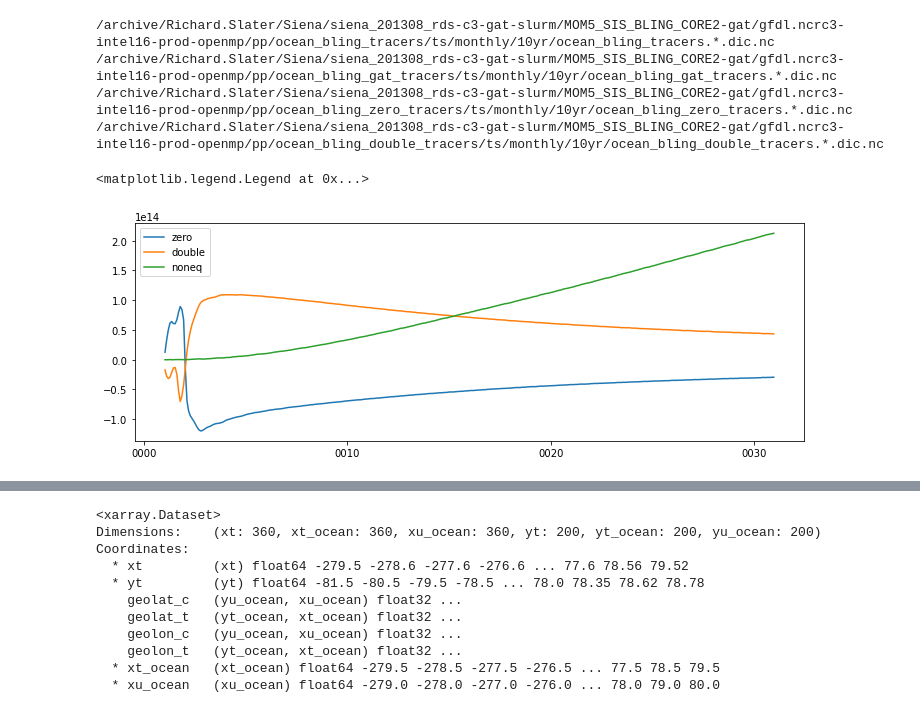
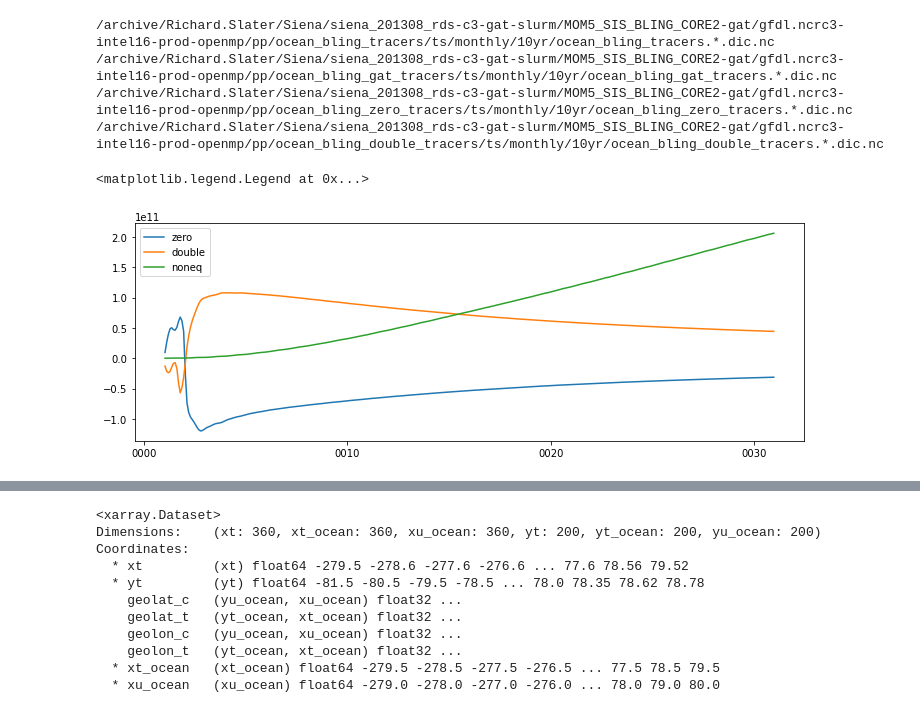
Before and after one commit to gmacgilchrist/esm2m, a Jupyter notebook: notebooks/bio-pump-timescales/dev_bio-pump-timescales.ipynb, the cells around one changed output, grey strips where cells are left out. Cells and saved outputs as stored; diff of their text form; code cells hidden in the pictures.

```diff
--- a/notebooks/dev_bio-pump-timescales.ipynb
+++ b/notebooks/bio-pump-timescales/dev_bio-pump-timescales.ipynb
@@ -130,7 +11,7 @@ def disp_variables():
 # %%
 variable = 'dic'
-dd = load_exps(variable=variable,verbose=True)
-# dd = calc_anom(dd)
+dd = cp.load_exps(variable=variable,verbose=True)
+dd = cp.calc_anom(dd)
 # %% [output]
 /archive/Richard.Slater/Siena/siena_201308_rds-c3-gat-slurm/MOM5_SIS_BLING_CORE2-gat/gfdl.ncrc3-intel16-prod-openmp/pp/ocean_bling_tracers/ts/monthly/10yr/ocean_bling_tracers.*.dic.nc
 /archive/Richard.Slater/Siena/siena_201308_rds-c3-gat-slurm/MOM5_SIS_BLING_CORE2-gat/gfdl.ncrc3-intel16-prod-openmp/pp/ocean_bling_gat_tracers/ts/monthly/10yr/ocean_bling_gat_tracers.*.dic.nc
@@ -138,18 +19,20 @@ dd = load_exps(variable=variable,verbose=True)
 /archive/Richard.Slater/Siena/siena_201308_rds-c3-gat-slurm/MOM5_SIS_BLING_CORE2-gat/gfdl.ncrc3-intel16-prod-openmp/pp/ocean_bling_double_tracers/ts/monthly/10yr/ocean_bling_double_tracers.*.dic.nc
 # %%
 exps = list(dd.keys())
-grid = load_grid()
-grid['dz'] = dd[exps[0]]['st_edges_ocean'].diff('st_edges_ocean').rename({'st_edges_ocean':'st_ocean'})
+grid = cp.load_grid()
+grid['dz'] = dd[exps[0]]['st_edges_ocean'].diff('st_edges_ocean'
+                                               ).rename({'st_edges_ocean':'st_ocean'}
+                                                       ).assign_coords({'st_ocean':dd[exps[0]]['st_ocean']})
 grid['volume_t'] = grid['area_t']*grid['dz']
 # %%
 fig,axarr = plt.subplots(figsize=(12,4))
 perturbations = ['zero','double','noneq']
-variable = 'dic_volume_integral'
+variable = 'dic'
 for p in perturbations:
-#     tmp = (dd[p][variable]*grid['volume_t']).sum(['xt_ocean','yt_ocean','st_ocean'])
-    tmp = dd[p][variable]
+    tmp = (dd[p][variable]*grid['volume_t']).sum(['xt_ocean','yt_ocean','st_ocean'])
+#     tmp = dd[p][variable]
     axarr.plot(tmp['time'],tmp,label=p)
 axarr.legend()
 # %% [output]
 <matplotlib.legend.Legend at 0x...>
-[figure, old version]
+[figure, new version]
```
Also changed, not shown: parts of 7 cells of this notebook, 5 other files.
